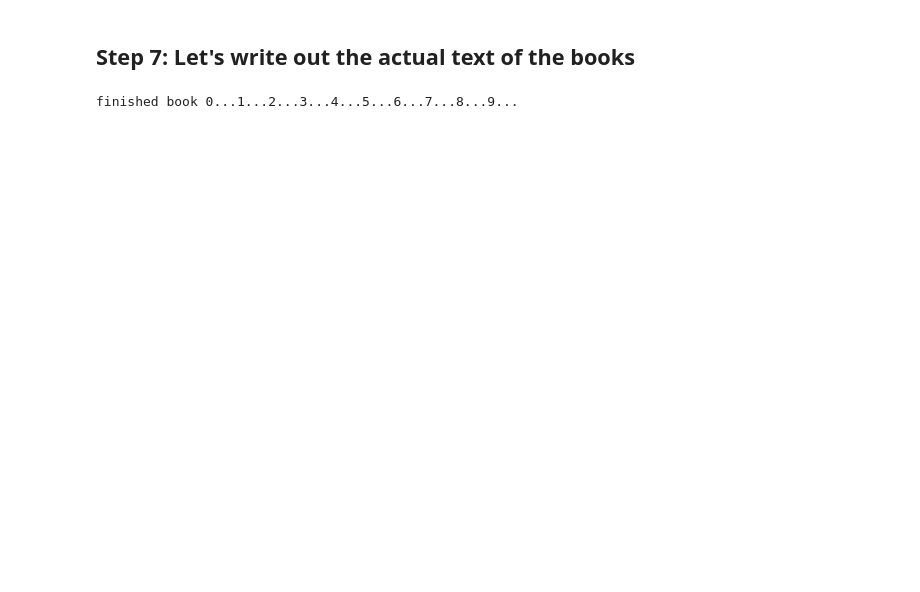
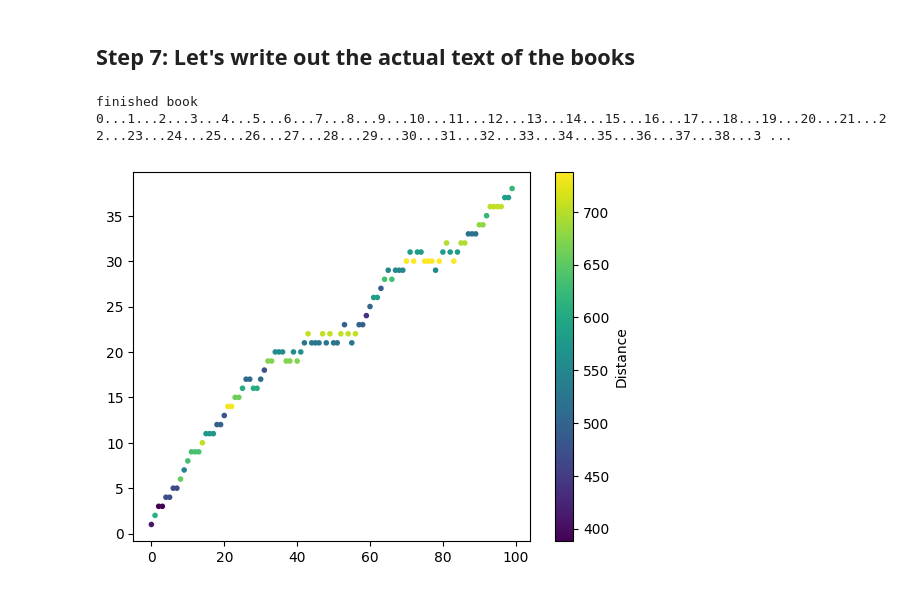
Before and after one commit to ajyoon/aoc, a Jupyter notebook: anxiety_of_conception_algorithm.ipynb, the cells around one changed output. Saved outputs shown, nothing was run; the diff lists cells and outputs as text; code cells hidden in the pictures; blank space fills up the shorter version.

```diff
--- a/anxiety_of_conception_algorithm.ipynb
+++ b/anxiety_of_conception_algorithm.ipynb
@@ -465,0 +452,6 @@ ax.set(xlabel = "poem number", ylabel="tour number")
+# %%
+for k, index in enumerate(best_tour[:10]):
+    poem = data_raw[index]
+    score = scores[best_tour[k], best_tour[k+1]]
+    print(poem)
+    print("\n", score, "\n")
@@ -507,11 +522,25 @@ Text(0, 0.5, 'Mixture Level')
 ## Step 7: Let's write out the actual text of the books
 # %%
 print("finished book ", end="")
-for book_num in range(10):
+
+num_books = 100
+
+log_dist = np.empty(num_books)
+log_mixt = np.empty(num_books)
+log_tours = np.empty([num_books, 200])
+
+for book_num in range(num_books):
     mixture = int(level_arr[book_num])
     flename = f"booknum{book_num}-mix{mixture}.txt"
-    tour, _ = solver(dist_matrix, iters, temp, mixture)
+
+    tour, tracking_data = solver(dist_matrix, iters, temp, mixture)
+
+    log_dist[book_num] = tracking_data['dist_arr_a'][-1] + tracking_data['dist_arr_b'][-1]
+    log_mixt[book_num] = mixture
+    log_tours[book_num] = tour
+
     breakpoints = get_break_points(tour)
+
     with open(f"output_books/{flename}", 'w') as fle:
         fle.write("PART 1\n\n\n\n")
         for k, index in enumerate(tour):
@@ -523,4 +552,11 @@ for book_num in range(10):
             fle.write(f"{poem}\n\n")
     print(book_num, end="...")
 # %% [output]
-finished book 0...1...2...3...4...5...6...7...8...9...
+finished book 0...1...2...3...4...5...6...7...8...9...10...11...12...13...14...15...16...17...18...19...20...21...22...23...24...25...26...27...28...29...30...31...32...33...34...35...36...37...38...3 ...
+# %%
+plt.scatter(range(len(log_mixt)), log_mixt, c=log_dist, marker=".")
+
+colorbar = plt.colorbar()
+colorbar.set_label('Distance')
+# %% [output]
+[figure, added]
```
Also changed, not shown: parts of 13 cells of this notebook.
